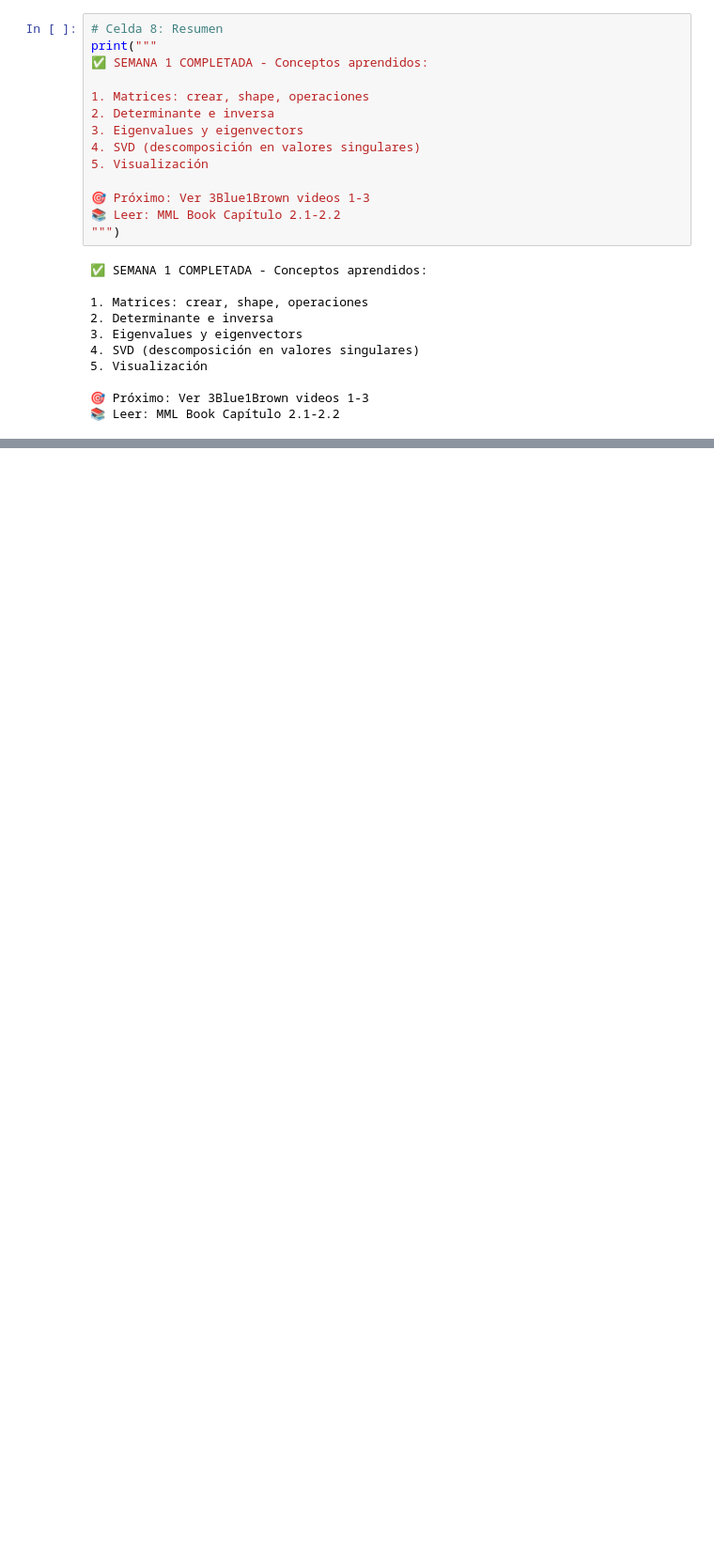
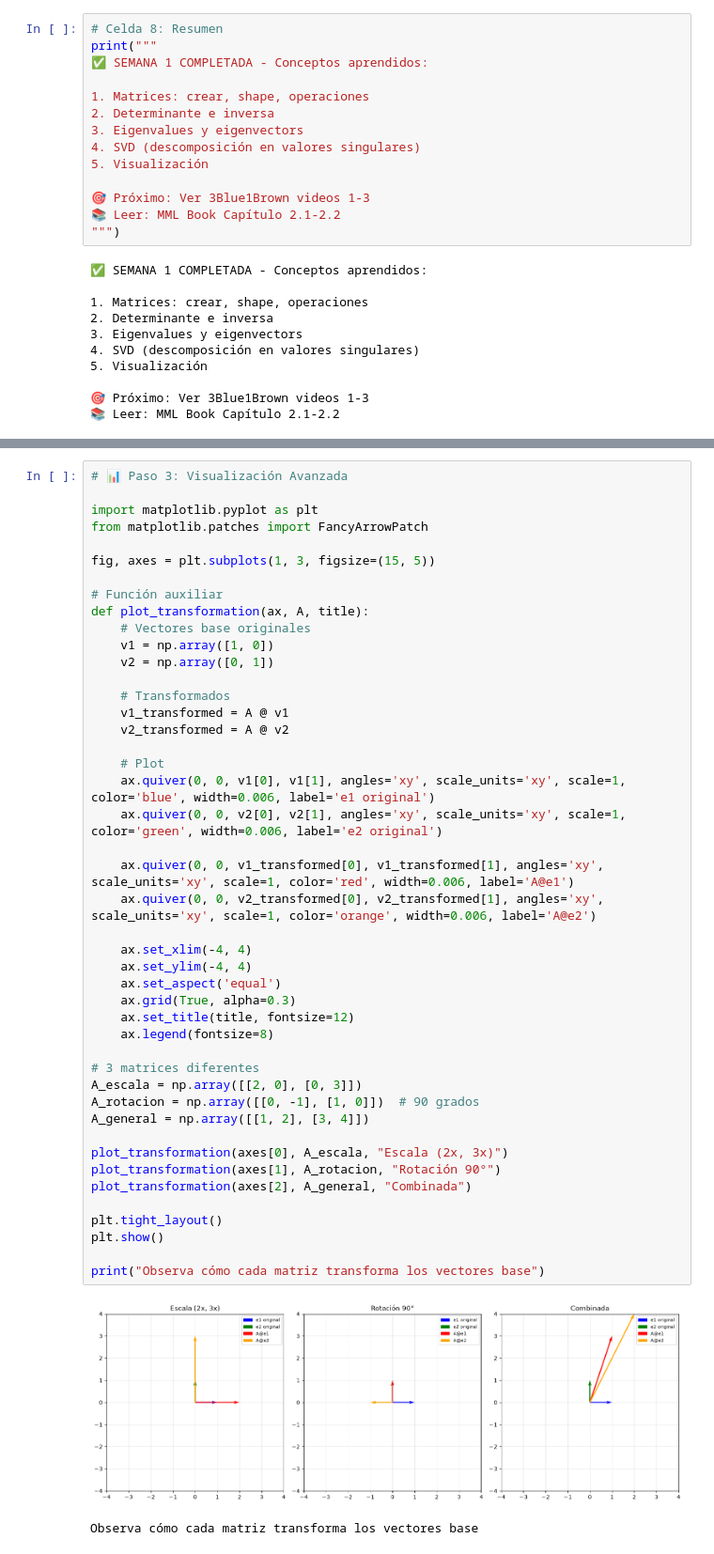
Before and after one commit to fabianbele2605/ia-master-learning, a Jupyter notebook: projects/mes1/week1_linear_algebra.ipynb, the cells around one changed output, grey strips where cells are left out. Shown at 94% size. Drawn from its saved outputs; the diff is of its cells as text; blank space fills up the shorter version.

Commit message:
Week 1: SVD manual implementation + experiments + visualization

```diff
--- a/projects/mes1/week1_linear_algebra.ipynb
+++ b/projects/mes1/week1_linear_algebra.ipynb
@@ -182,0 +316,48 @@ print("""
+# %%
+# 📊 Paso 3: Visualización Avanzada
+
+import matplotlib.pyplot as plt
+from matplotlib.patches import FancyArrowPatch
+
+fig, axes = plt.subplots(1, 3, figsize=(15, 5))
+
+# Función auxiliar
+def plot_transformation(ax, A, title):
+    # Vectores base originales
+    v1 = np.array([1, 0])
+    v2 = np.array([0, 1])
+
+    # Transformados
+    v1_transformed = A @ v1
+    v2_transformed = A @ v2
+
+    # Plot
+    ax.quiver(0, 0, v1[0], v1[1], angles='xy', scale_units='xy', scale=1, color='blue', width=0.006, label='e1 original')
+    ax.quiver(0, 0, v2[0], v2[1], angles='xy', scale_units='xy', scale=1, color='green', width=0.006, label='e2 original')
+
+    ax.quiver(0, 0, v1_transformed[0], v1_transformed[1], angles='xy', scale_units='xy', scale=1, color='red', width=0.006, label='A@e1')
+    ax.quiver(0, 0, v2_transformed[0], v2_transformed[1], angles='xy', scale_units='xy', scale=1, color='orange', width=0.006, label='A@e2')
+
+    ax.set_xlim(-4, 4)
+    ax.set_ylim(-4, 4)
+    ax.set_aspect('equal')
+    ax.grid(True, alpha=0.3)
+    ax.set_title(title, fontsize=12)
+    ax.legend(fontsize=8)
+
+# 3 matrices diferentes
+A_escala = np.array([[2, 0], [0, 3]])
+A_rotacion = np.array([[0, -1], [1, 0]])  # 90 grados
+A_general = np.array([[1, 2], [3, 4]])
+
+plot_transformation(axes[0], A_escala, "Escala (2x, 3x)")
+plot_transformation(axes[1], A_rotacion, "Rotación 90°")
+plot_transformation(axes[2], A_general, "Combinada")
+
+plt.tight_layout()
+plt.show()
+
+print("Observa cómo cada matriz transforma los vectores base")
+# %% [output]
+[figure, added]
+Observa cómo cada matriz transforma los vectores base
```
Also changed, not shown: parts of 2 cells of this notebook.
